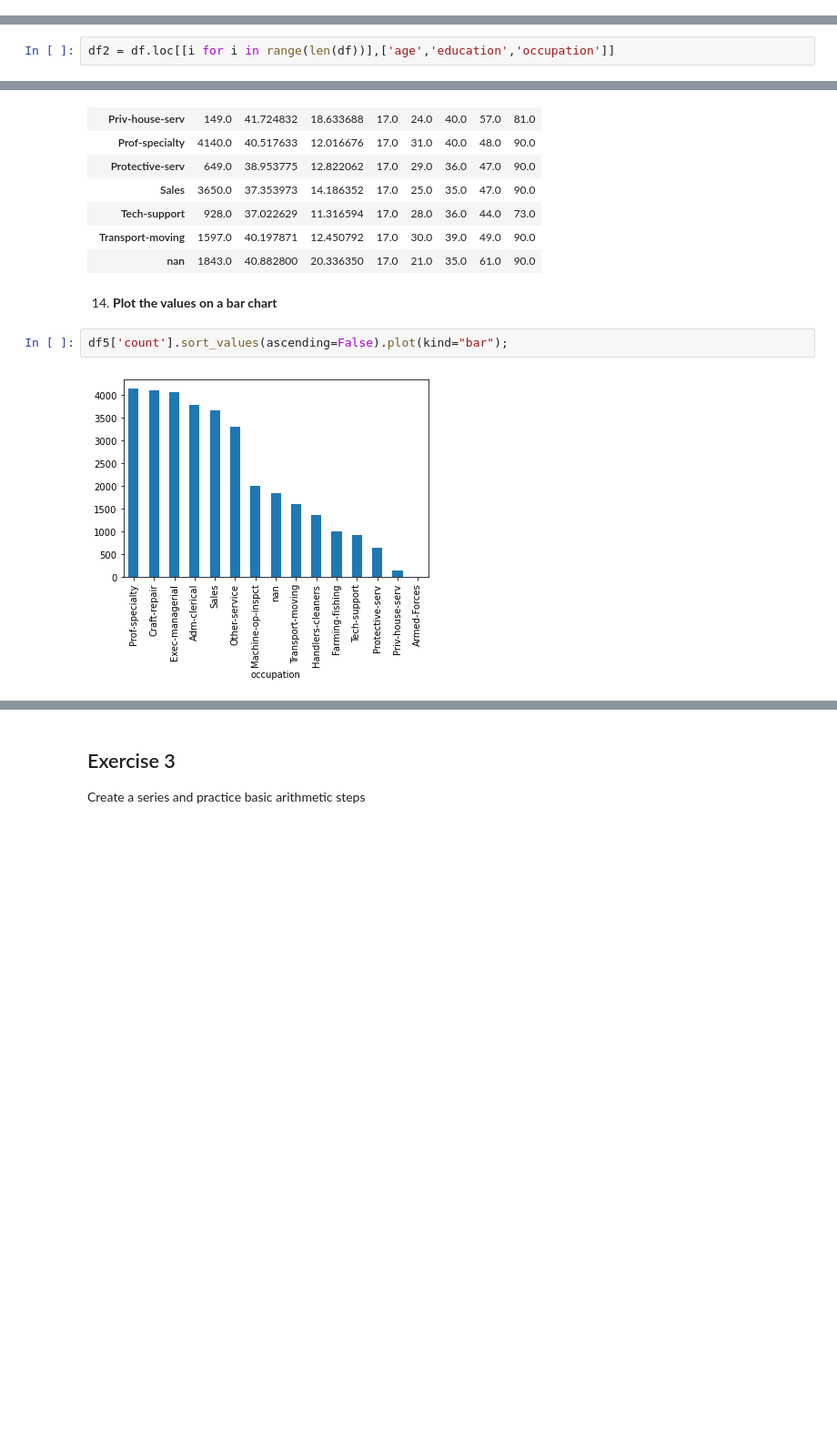
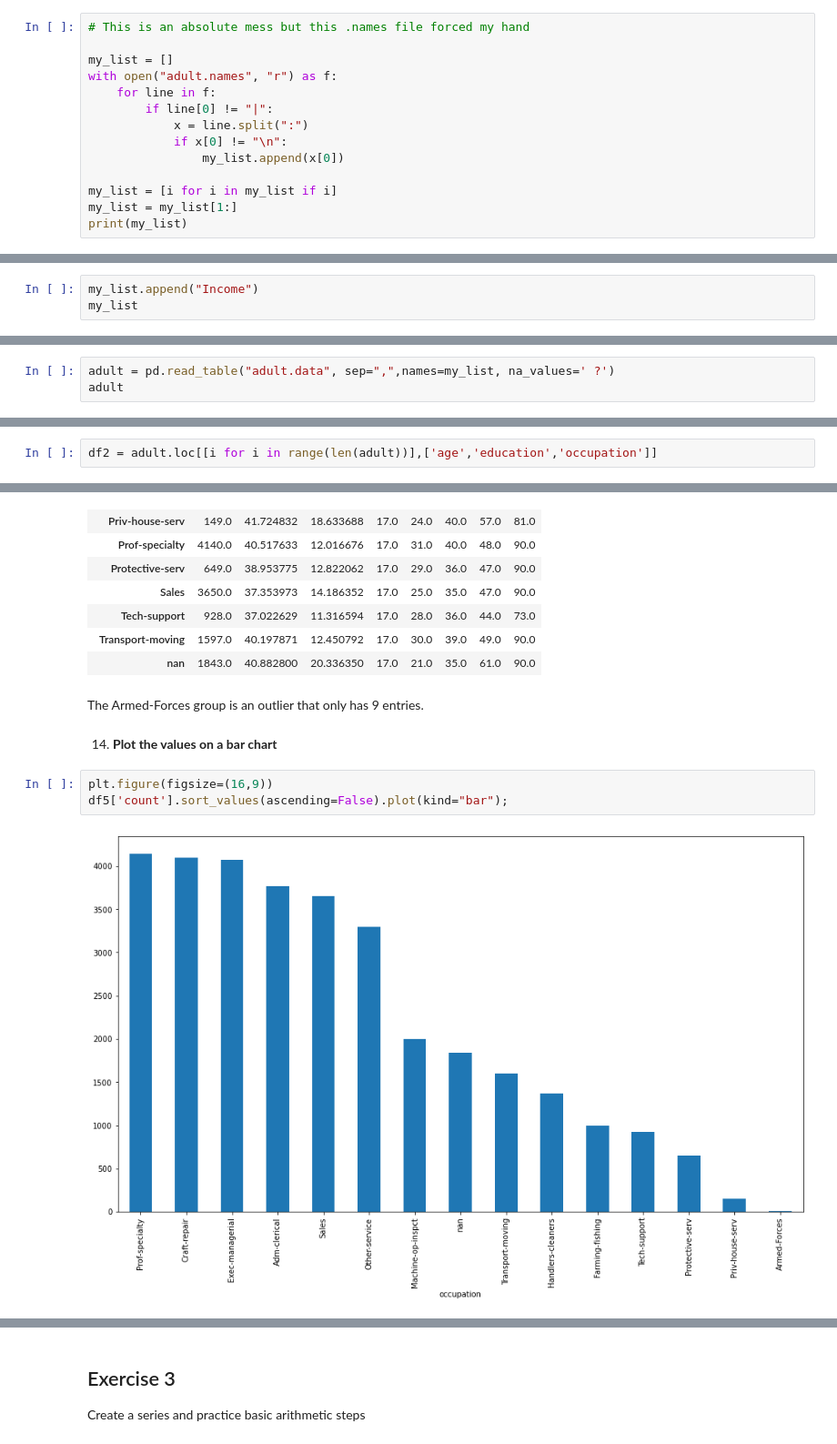
Before and after one commit to MichaelHotaling/DSC-Classes, a Jupyter notebook: DSC540/Week 3 & 4/Weeks 3&4 Assignment.ipynb, the cells around one changed output, grey strips where cells are left out. Shown: that part at 91% size. Drawn from its saved outputs; the diff is of its cells as text; blank space fills up the shorter version.

```diff
--- a/DSC540/Week 3 & 4/Weeks 3&4 Assignment.ipynb
+++ b/DSC540/Week 3 & 4/Weeks 3&4 Assignment.ipynb
@@ -164,0 +216,14 @@ These are the steps that will help you solve this activity.
+# %%
+# This is an absolute mess but this .names file forced my hand
+
+my_list = []
+with open("adult.names", "r") as f:
+    for line in f:
+        if line[0] != "|":
+            x = line.split(":")
+            if x[0] != "\n":
+                my_list.append(x[0])
+
+my_list = [i for i in my_list if i]
+my_list = my_list[1:]
+print(my_list)
@@ -164,0 +234,3 @@ These are the steps that will help you solve this activity.
+# %%
+my_list.append("Income")
+my_list
@@ -164,0 +255,3 @@ These are the steps that will help you solve this activity.
+# %%
+adult = pd.read_table("adult.data", sep=",",names=my_list, na_values=' ?')
+adult
@@ -228,7 +349,7 @@ df1
 # %% [markdown]
 6. **Create a DataFrame with only age, education, and occupation by using subsetting.**
 # %%
-df2 = df.loc[[i for i in range(len(df))],['age','education','occupation']]
+df2 = adult.loc[[i for i in range(len(adult))],['age','education','occupation']]
 # %%
 df2
 # %% [output]
@@ -383,10 +501,13 @@ df5
 | Tech-support | 928.0 | 37.022629 | 11.316594 | 17.0 | 28.0 | 36.0 | 44.0 | 73.0 |
 | Transport-moving | 1597.0 | 40.197871 | 12.450792 | 17.0 | 30.0 | 39.0 | 49.0 | 90.0 |
 | nan | 1843.0 | 40.882800 | 20.336350 | 17.0 | 21.0 | 35.0 | 61.0 | 90.0 |
+# %% [markdown]
+The Armed-Forces group is an outlier that only has 9 entries.
 # %% [markdown]
 14. **Plot the values on a bar chart**
 # %%
+plt.figure(figsize=(16,9))
 df5['count'].sort_values(ascending=False).plot(kind="bar");
 # %% [output]
-[figure, old version]
+[figure, new version]
 # %% [markdown]
```
Also changed, not shown: parts of 41 cells of this notebook.
